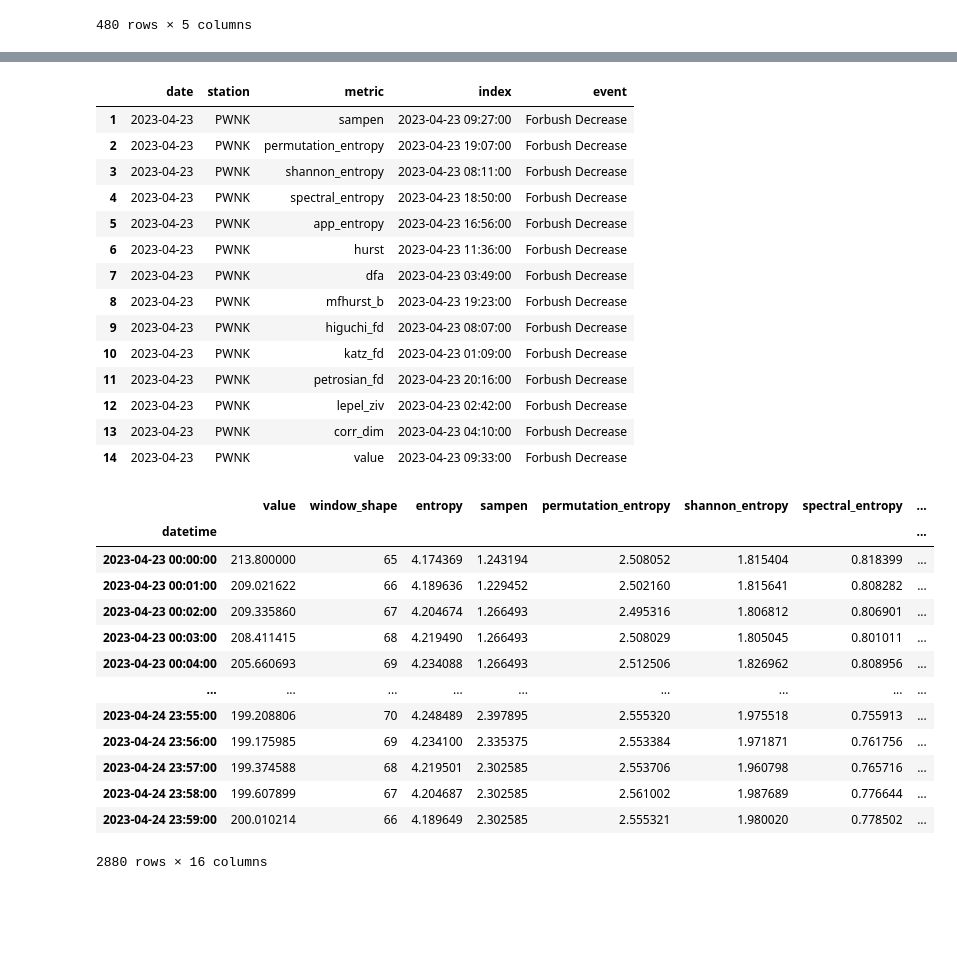
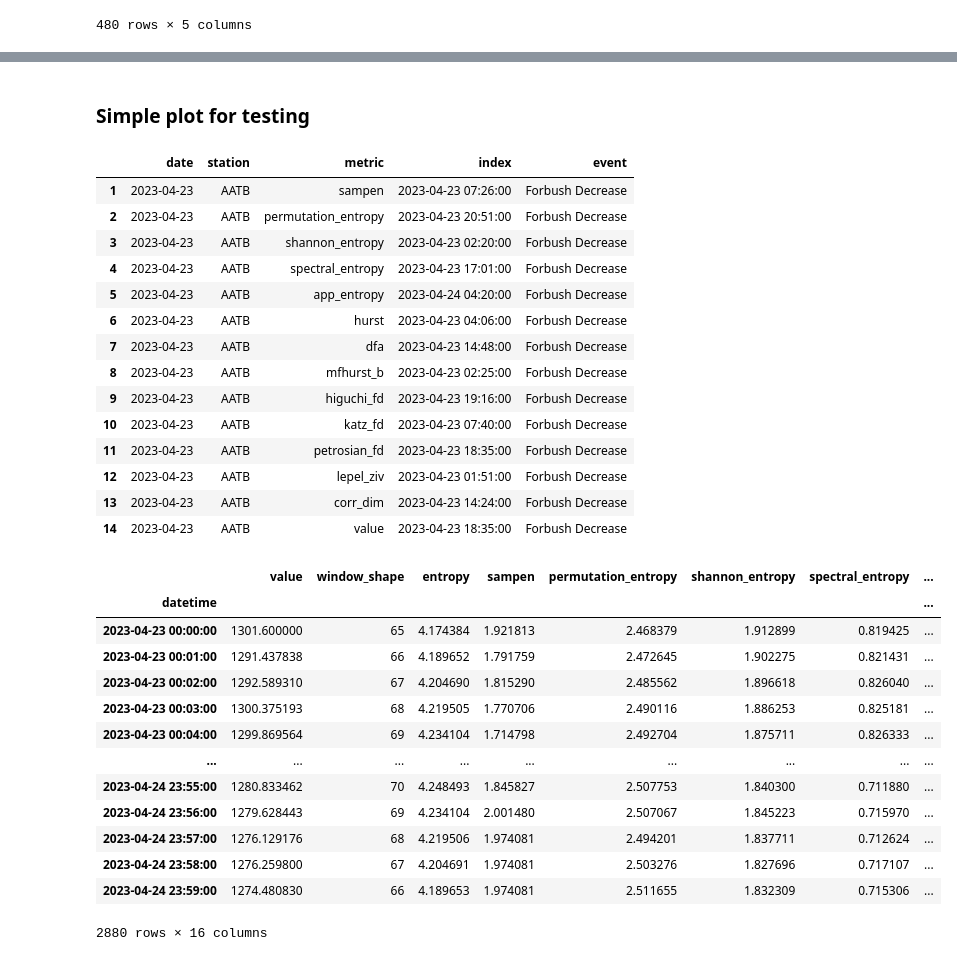
Before and after one commit to dosquisd/NMDB, a Jupyter notebook: 004_predictions.ipynb, the cells around one changed output, grey strips where cells are left out. Cells and saved outputs as stored; diff of their text form; code cells hidden in the pictures; blank space fills up the shorter version.

```diff
--- a/004_predictions.ipynb
+++ b/004_predictions.ipynb
@@ -199,51 +262,53 @@ df
+# %% [markdown]
+### Simple plot for testing
 # %%
 # filter by a particular event
 date = "2023-04-23"
-station = "PWNK"
+station = "AATB"
 
 df_event = df[(df["date"] == date) & (df["station"] == station)].reset_index(drop=True)
 df_event = df_event[df_event["metric"] != "entropy"]
 
 df_orig = read_metrics_file(
     EVENT,
     date,
     station,
     WINDOW_SIZE,
     datetime_cols={"datetime": None},
     suffix=suffix,
 ).set_index("datetime")
 
 
 display(df_event, df_orig)
 # %% [output]
 |  | date | station | metric | index | event |
-| 1 | 2023-04-23 | PWNK | sampen | 2023-04-23 09:27:00 | Forbush Decrease |
-| 2 | 2023-04-23 | PWNK | permutation_entropy | 2023-04-23 19:07:00 | Forbush Decrease |
-| 3 | 2023-04-23 | PWNK | shannon_entropy | 2023-04-23 08:11:00 | Forbush Decrease |
-| 4 | 2023-04-23 | PWNK | spectral_entropy | 2023-04-23 18:50:00 | Forbush Decrease |
-| 5 | 2023-04-23 | PWNK | app_entropy | 2023-04-23 16:56:00 | Forbush Decrease |
-| 6 | 2023-04-23 | PWNK | hurst | 2023-04-23 11:36:00 | Forbush Decrease |
-| 7 | 2023-04-23 | PWNK | dfa | 2023-04-23 03:49:00 | Forbush Decrease |
-| 8 | 2023-04-23 | PWNK | mfhurst_b | 2023-04-23 19:23:00 | Forbush Decrease |
-| 9 | 2023-04-23 | PWNK | higuchi_fd | 2023-04-23 08:07:00 | Forbush Decrease |
-| 10 | 2023-04-23 | PWNK | katz_fd | 2023-04-23 01:09:00 | Forbush Decrease |
-| 11 | 2023-04-23 | PWNK | petrosian_fd | 2023-04-23 20:16:00 | Forbush Decrease |
-| 12 | 2023-04-23 | PWNK | lepel_ziv | 2023-04-23 02:42:00 | Forbush Decrease |
-| 13 | 2023-04-23 | PWNK | corr_dim | 2023-04-23 04:10:00 | Forbush Decrease |
-| 14 | 2023-04-23 | PWNK | value | 2023-04-23 09:33:00 | Forbush Decrease |
+| 1 | 2023-04-23 | AATB | sampen | 2023-04-23 07:26:00 | Forbush Decrease |
+| 2 | 2023-04-23 | AATB | permutation_entropy | 2023-04-23 20:51:00 | Forbush Decrease |
+| 3 | 2023-04-23 | AATB | shannon_entropy | 2023-04-23 02:20:00 | Forbush Decrease |
+| 4 | 2023-04-23 | AATB | spectral_entropy | 2023-04-23 17:01:00 | Forbush Decrease |
+| 5 | 2023-04-23 | AATB | app_entropy | 2023-04-24 04:20:00 | Forbush Decrease |
+| 6 | 2023-04-23 | AATB | hurst | 2023-04-23 04:06:00 | Forbush Decrease |
+| 7 | 2023-04-23 | AATB | dfa | 2023-04-23 14:48:00 | Forbush Decrease |
+| 8 | 2023-04-23 | AATB | mfhurst_b | 2023-04-23 02:25:00 | Forbush Decrease |
+| 9 | 2023-04-23 | AATB | higuchi_fd | 2023-04-23 19:16:00 | Forbush Decrease |
+| 10 | 2023-04-23 | AATB | katz_fd | 2023-04-23 07:40:00 | Forbush Decrease |
+| 11 | 2023-04-23 | AATB | petrosian_fd | 2023-04-23 18:35:00 | Forbush Decrease |
+| 12 | 2023-04-23 | AATB | lepel_ziv | 2023-04-23 01:51:00 | Forbush Decrease |
+| 13 | 2023-04-23 | AATB | corr_dim | 2023-04-23 14:24:00 | Forbush Decrease |
+| 14 | 2023-04-23 | AATB | value | 2023-04-23 18:35:00 | Forbush Decrease |
 |  | value | window_shape | entropy | sampen | permutation_entropy | shannon_entropy | spectral_entropy | ... |
 | datetime |  |  |  |  |  |  |  | ... |
-| 2023-04-23 00:00:00 | 213.800000 | 65 | 4.174369 | 1.243194 | 2.508052 | 1.815404 | 0.818399 | ... |
-| 2023-04-23 00:01:00 | 209.021622 | 66 | 4.189636 | 1.229452 | 2.502160 | 1.815641 | 0.808282 | ... |
-| 2023-04-23 00:02:00 | 209.335860 | 67 | 4.204674 | 1.266493 | 2.495316 | 1.806812 | 0.806901 | ... |
-| 2023-04-23 00:03:00 | 208.411415 | 68 | 4.219490 | 1.266493 | 2.508029 | 1.805045 | 0.801011 | ... |
-| 2023-04-23 00:04:00 | 205.660693 | 69 | 4.234088 | 1.266493 | 2.512506 | 1.826962 | 0.808956 | ... |
+| 2023-04-23 00:00:00 | 1301.600000 | 65 | 4.174384 | 1.921813 | 2.468379 | 1.912899 | 0.819425 | ... |
+| 2023-04-23 00:01:00 | 1291.437838 | 66 | 4.189652 | 1.791759 | 2.472645 | 1.902275 | 0.821431 | ... |
+| 2023-04-23 00:02:00 | 1292.589310 | 67 | 4.204690 | 1.815290 | 2.485562 | 1.896618 | 0.826040 | ... |
+| 2023-04-23 00:03:00 | 1300.375193 | 68 | 4.219505 | 1.770706 | 2.490116 | 1.886253 | 0.825181 | ... |
+| 2023-04-23 00:04:00 | 1299.869564 | 69 | 4.234104 | 1.714798 | 2.492704 | 1.875711 | 0.826333 | ... |
 | ... | ... | ... | ... | ... | ... | ... | ... | ... |
-| 2023-04-24 23:55:00 | 199.208806 | 70 | 4.248489 | 2.397895 | 2.555320 | 1.975518 | 0.755913 | ... |
-| 2023-04-24 23:56:00 | 199.175985 | 69 | 4.234100 | 2.335375 | 2.553384 | 1.971871 | 0.761756 | ... |
-| 2023-04-24 23:57:00 | 199.374588 | 68 | 4.219501 | 2.302585 | 2.553706 | 1.960798 | 0.765716 | ... |
-| 2023-04-24 23:58:00 | 199.607899 | 67 | 4.204687 | 2.302585 | 2.561002 | 1.987689 | 0.776644 | ... |
-| 2023-04-24 23:59:00 | 200.010214 | 66 | 4.189649 | 2.302585 | 2.555321 | 1.980020 | 0.778502 | ... |
+| 2023-04-24 23:55:00 | 1280.833462 | 70 | 4.248493 | 1.845827 | 2.507753 | 1.840300 | 0.711880 | ... |
+| 2023-04-24 23:56:00 | 1279.628443 | 69 | 4.234104 | 2.001480 | 2.507067 | 1.845223 | 0.715970 | ... |
+| 2023-04-24 23:57:00 | 1276.129176 | 68 | 4.219506 | 1.974081 | 2.494201 | 1.837711 | 0.712624 | ... |
+| 2023-04-24 23:58:00 | 1276.259800 | 67 | 4.204691 | 1.974081 | 2.503276 | 1.827696 | 0.717107 | ... |
+| 2023-04-24 23:59:00 | 1274.480830 | 66 | 4.189653 | 1.974081 | 2.511655 | 1.832309 | 0.715306 | ... |
 2880 rows × 16 columns
 # %%
 def tmp_plots(
```
Also changed, not shown: parts of 6 cells of this notebook, 1 other file.
